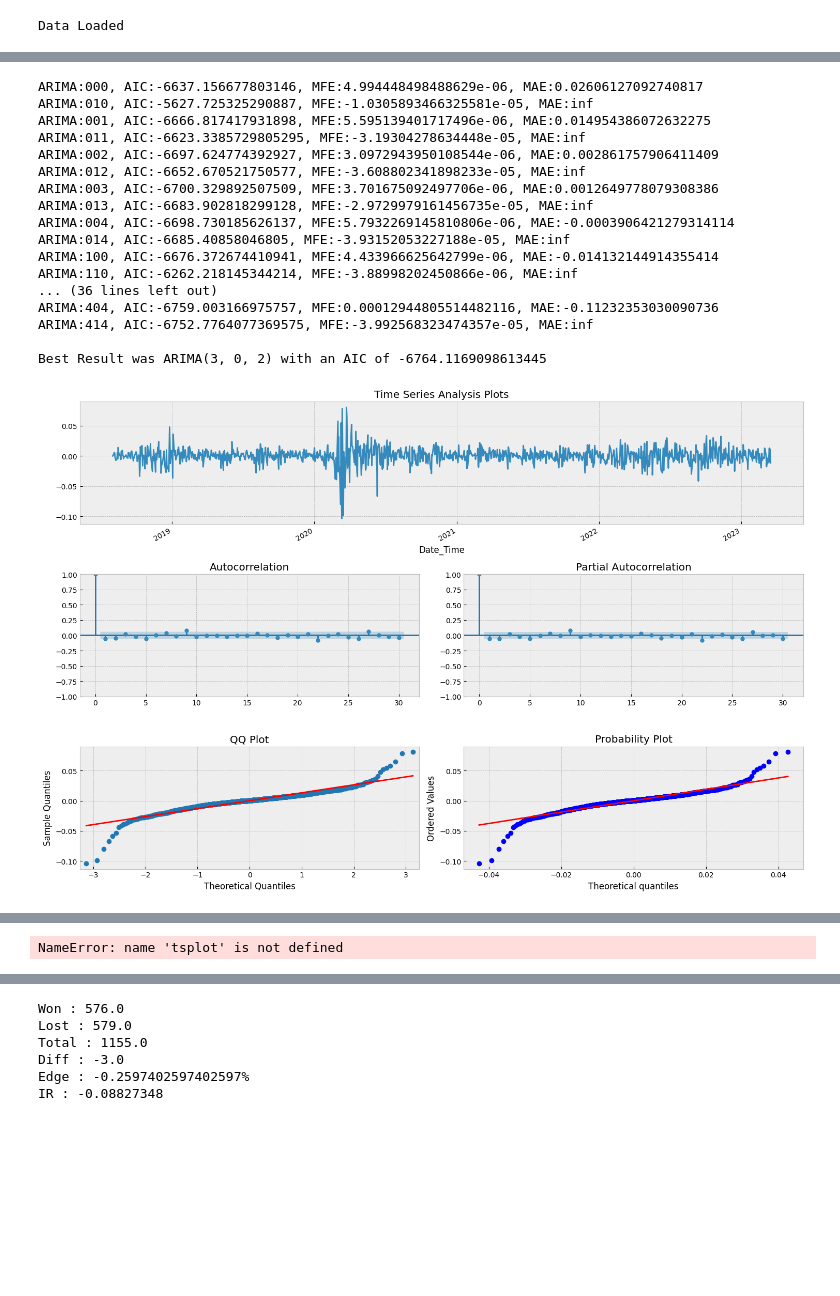
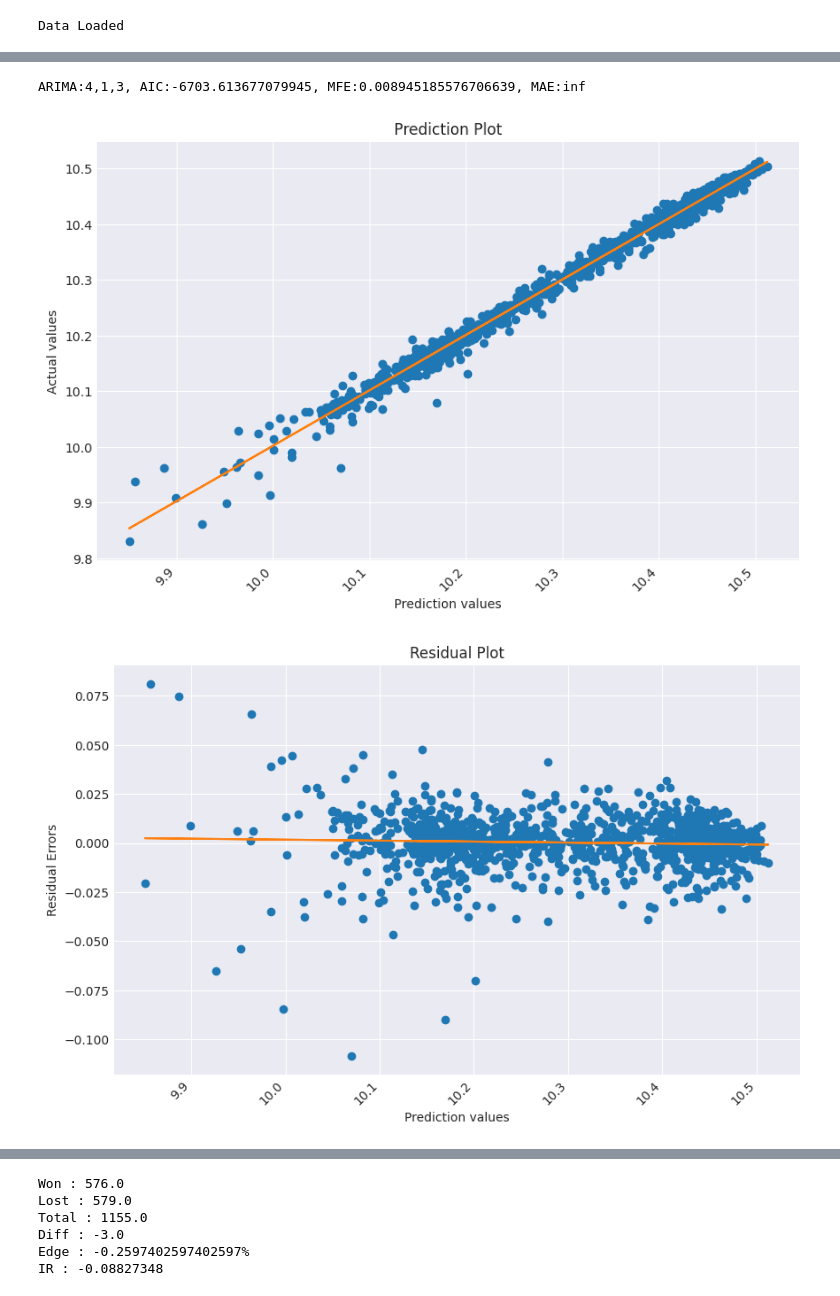
Before and after one commit to cwilko/tradeframework-models, a Jupyter notebook: samples/Sandbox.ipynb, the cells around one changed output, grey strips where cells are left out. Drawn from its saved outputs; the diff is of its cells as text; code cells hidden in the pictures; blank space fills up the shorter version.

Commit message:
ARIMA models

```diff
--- a/samples/Sandbox.ipynb
+++ b/samples/Sandbox.ipynb
@@ -103,7 +106,7 @@ p = env.createDerivative("MyPortfolio", weightGenerator=env.createOptimizer("Equ
 env.setPortfolio(p)
 
 # Create baseline as an unweighted asset
-baseline = env.createDerivative("Baseline Signal", weightGenerator=env.createModel("BuyAndHold", opts={"barOnly": False}))
+baseline = env.createDerivative("Baseline Signal", weightGenerator=env.createModel("BuyAndHold", opts={"barOnly": True}))
 baseline.addStoredAsset(["DOW"])
 p.addAsset(baseline, weighted=False)
 
@@ -118,21 +121,25 @@ baseline3.addStoredAsset(["DOW"])
 #p.addAsset(baseline3, weighted=False)
 
 # BuyAndHold
-""" p.addAsset(
+p.addAsset(
     env.createDerivative(
         "BuyAndHold",
         weightGenerator=env.createModel(
             "BuyAndHold",
             #opts={"start":"19:00", "end":"20:00", "barOnly": True}
-            opts={"barOnly": False}
+            opts={"barOnly": True}
+        )).addStoredAsset(["DOW"]))
+
+# ARIMA
+""" p.addAsset(
+    env.createDerivative(
+        "ARIMA",
+        weightGenerator=env.createModel(
+            "ARIMA",
+            modelModule="tradeframework.models.remote",
+            opts={"AR":4, "I":1, "MA":2, "window":5*4*3, "fit":"inSample", "barOnly": True}
         )).addStoredAsset(["DOW"]))
  """
-# ARIMA
-p.addAsset(
-    env.createDerivative(
-        "ARIMA",
-        weightGenerator=ARIMA(env, AR=1, I=1, MA=3, window=24*5*4*3, fit="inSample", params=params, barOnly=True)).addStoredAsset(["DOW"]))
-
 # ML Model
 #p.addAsset(
 #    env.createDerivative(
@@ -152,32 +517,26 @@ params = p.assets[1].weightGenerator.result.params
 # %%
 from tradeframework.api.insights import InsightManager
 import warnings
 warnings.filterwarnings("ignore")
 
+y = np.log(p.findAsset("DOW").values["Close"])
 im = InsightManager(p)
-im.addInsightGenerator(im.createInsightGenerator("ARIMAFit", opts={"series":"returns"}))
+result = im.addInsightGenerator(im.createInsightGenerator("ARIMAFit", opts={"series": y, "order": (4,1,3)})).generateInsights()
+yhat = result["ARIMAFit"].predict()[1:]
+y = y[1:]
+resid = result["ARIMAFit"].resid[1:]
+
+im = InsightManager(p)
 #im.addInsightGenerator(im.createInsightGenerator("AnalysisPlot", opts={"lags":30}))
-#im.addInsightGenerator(im.createInsightGenerator("OHLCPlot"))
+im.addInsightGenerator(im.createInsightGenerator("PredictionPlot", opts={"x_series": yhat, "y_series": y}))
+im.addInsightGenerator(im.createInsightGenerator("PredictionPlot", opts={"x_series": yhat, "y_series": resid, "title": "Residual Plot", "y_label":"Residual Errors"}))
+im.addInsightGenerator(im.createInsightGenerator("PredictionMetrics", opts={"actual": y, "predictions": yhat}))
+#im.addInsightGenerator(im.createInsightGenerator("BasicPlot", opts={"log":False}))
 #im.addInsightGenerator(im.createInsightGenerator("PerfSummary", opts={"baseline": p.assets[0], "level": .95, "iterations":10000}))
 #im.addInsightGenerator(im.createInsightGenerator("StatisticalTests", opts={"baseline": p.assets[0], "level": .95, "iterations":10000}))
 
 results = im.generateInsights()
 # %% [output]
-ARIMA:000, AIC:-6637.156677803146, MFE:4.994448498488629e-06, MAE:0.02606127092740817
-ARIMA:010, AIC:-5627.725325290887, MFE:-1.0305893466325581e-05, MAE:inf
-ARIMA:001, AIC:-6666.817417931898, MFE:5.595139401717496e-06, MAE:0.014954386072632275
-ARIMA:011, AIC:-6623.3385729805295, MFE:-3.19304278634448e-05, MAE:inf
-ARIMA:002, AIC:-6697.624774392927, MFE:3.0972943950108544e-06, MAE:0.002861757906411409
-ARIMA:012, AIC:-6652.670521750577, MFE:-3.608802341898233e-05, MAE:inf
-ARIMA:003, AIC:-6700.329892507509, MFE:3.701675092497706e-06, MAE:0.0012649778079308386
-ARIMA:013, AIC:-6683.902818299128, MFE:-2.9729979161456735e-05, MAE:inf
-ARIMA:004, AIC:-6698.730185626137, MFE:5.7932269145810806e-06, MAE:-0.0003906421279314114
-ARIMA:014, AIC:-6685.40858046805, MFE:-3.93152053227188e-05, MAE:inf
-ARIMA:100, AIC:-6676.372674410941, MFE:4.433966625642799e-06, MAE:-0.014132144914355414
-ARIMA:110, AIC:-6262.218145344214, MFE:-3.88998202450866e-06, MAE:inf
-... (36 lines left out)
-ARIMA:404, AIC:-6759.003166975757, MFE:0.00012944805514482116, MAE:-0.11232353030090736
-ARIMA:414, AIC:-6752.7764077369575, MFE:-3.992568323474357e-05, MAE:inf
-
-Best Result was ARIMA(3, 0, 2) with an AIC of -6764.1169098613445
+ARIMA:4,1,3, AIC:-6703.613677079945, MFE:0.008945185576706639, MAE:inf
-[figure, old version]
+[figure, new version]
+[figure, added]
@@ -184,9 +551,0 @@ Best Result was ARIMA(3, 0, 2) with an AIC of -6764.1169098613445
-# %%
-results["ARIMAFit"].resid
-tsplot(results["ARIMAFit"].resid)
-# TODO : Be able to add any ts to IM for tsplot
-#tsplot(p.assets[1].returns["Close"])
-#array([ 1.,  1.,  1., -1.,  1.,  1., -1., -1.,  1.,  1.])
-#array([ 1.,  1.,  1., -1.,  1.,  1., -1., -1., -1.,  1.])
-# %% [output]
-NameError: name 'tsplot' is not defined
```
Also changed, not shown: parts of 25 cells of this notebook, 6 other files.
